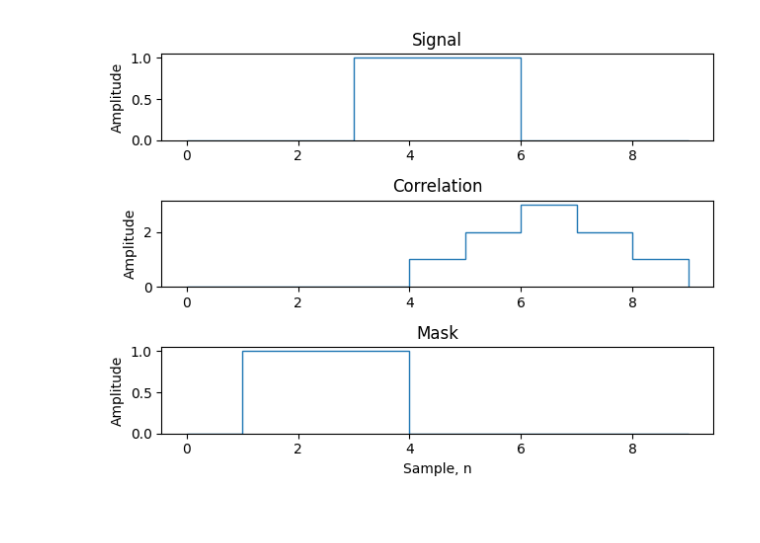
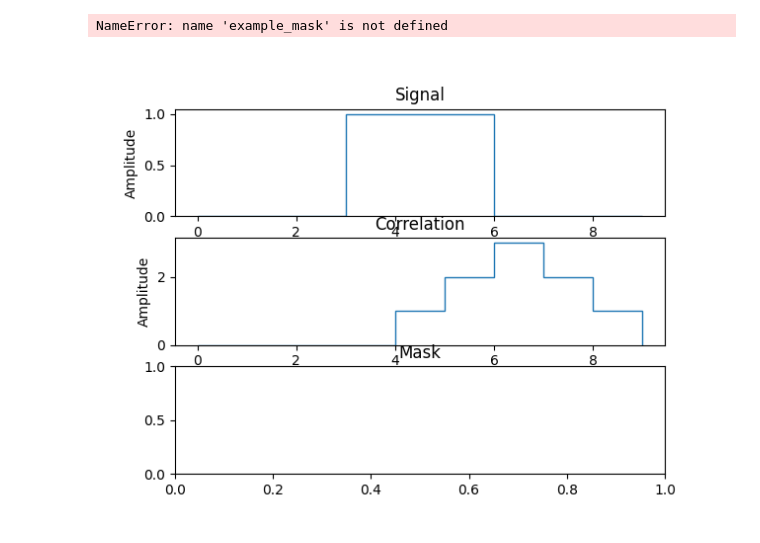
Before and after one commit to simonuks221/ADS-B_Track, a Jupyter notebook: Python/preamble_reverse_correlation.ipynb, the cells around one changed output. Saved outputs shown, nothing was run; the diff lists cells and outputs as text; code cells hidden in the pictures.

```diff
--- a/Python/preamble_reverse_correlation.ipynb
+++ b/Python/preamble_reverse_correlation.ipynb
@@ -3,45 +3,49 @@
 import numpy as np
 from scipy.fft import fft, ifft
 import matplotlib.pyplot as plt
+import scipy
 from Functions.signal_generator import generate_ADSB, digitize_signal, correlate_signals, normalize_signal
 from Functions.crc import generate_adsb_crc
 from preambules_list import Preambule, preambule_list
 
-def reverse_correlation(correlation, signal):
-    assert len(correlation) == len(signal), f"Correlation and signal must have the same length: {len(correlation)} != {len(signal)}"
+# Does deconvolution
+def reverse_correlation(correlation: np.ndarray, signal: np.ndarray) -> np.ndarray:
+    if len(correlation) != len(signal):
+        raise ValueError(f"Correlation and signal must have the same length: {len(correlation)} != {len(signal)}")
     R_f = fft(correlation)
-    X_f = fft(signal, len(correlation))  # Ensure same length as correlation
+    X_f = fft(signal, len(correlation))
 
     # Regularization to avoid division by zero
     eps = 1e-10
     Y_f = R_f / (X_f + eps)
 
     mask = np.real(ifft(Y_f))
     return mask
 
 # Example usage
 example_correlation = np.array([0, 0, 0, 0, 1, 2, 3, 2, 1])
 example_signal = np.array([0, 0, 0, 1, 1, 1, 0, 0, 0])
-example_mask = reverse_correlation(example_correlation, example_signal)
+# example_mask = reverse_correlation(example_correlation, example_signal)
 
 plt.figure()
 plt.subplot(311)
 plt.title("Signal")
 plt.stairs(example_signal)
 plt.ylabel("Amplitude")
 plt.subplot(312)
 plt.title("Correlation")
 plt.stairs(example_correlation)
 plt.ylabel("Amplitude")
 plt.subplot(313)
 plt.title("Mask")
 plt.stairs(example_mask)
 plt.ylabel("Amplitude")
 plt.xlabel("Sample, n")
 plt.tight_layout()
 plt.show()
 # %% [output]
+NameError: name 'example_mask' is not defined
-[figure, old version]
+[figure, new version]
 # %%
 def cutout_signals(signal: np.ndarray, preamble: np.ndarray):
 
```
Also changed, not shown: parts of 3 cells of this notebook, 2 other files.
